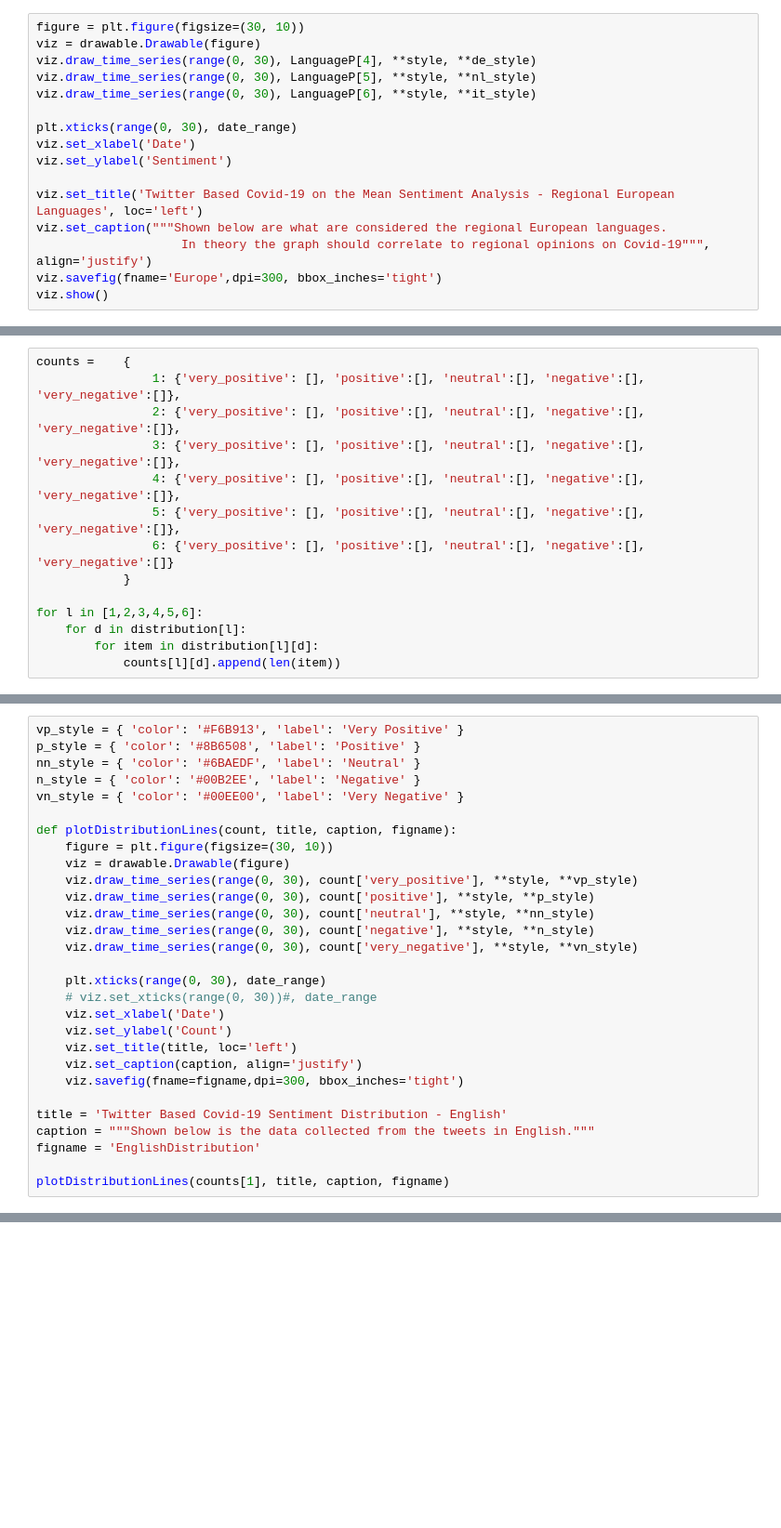
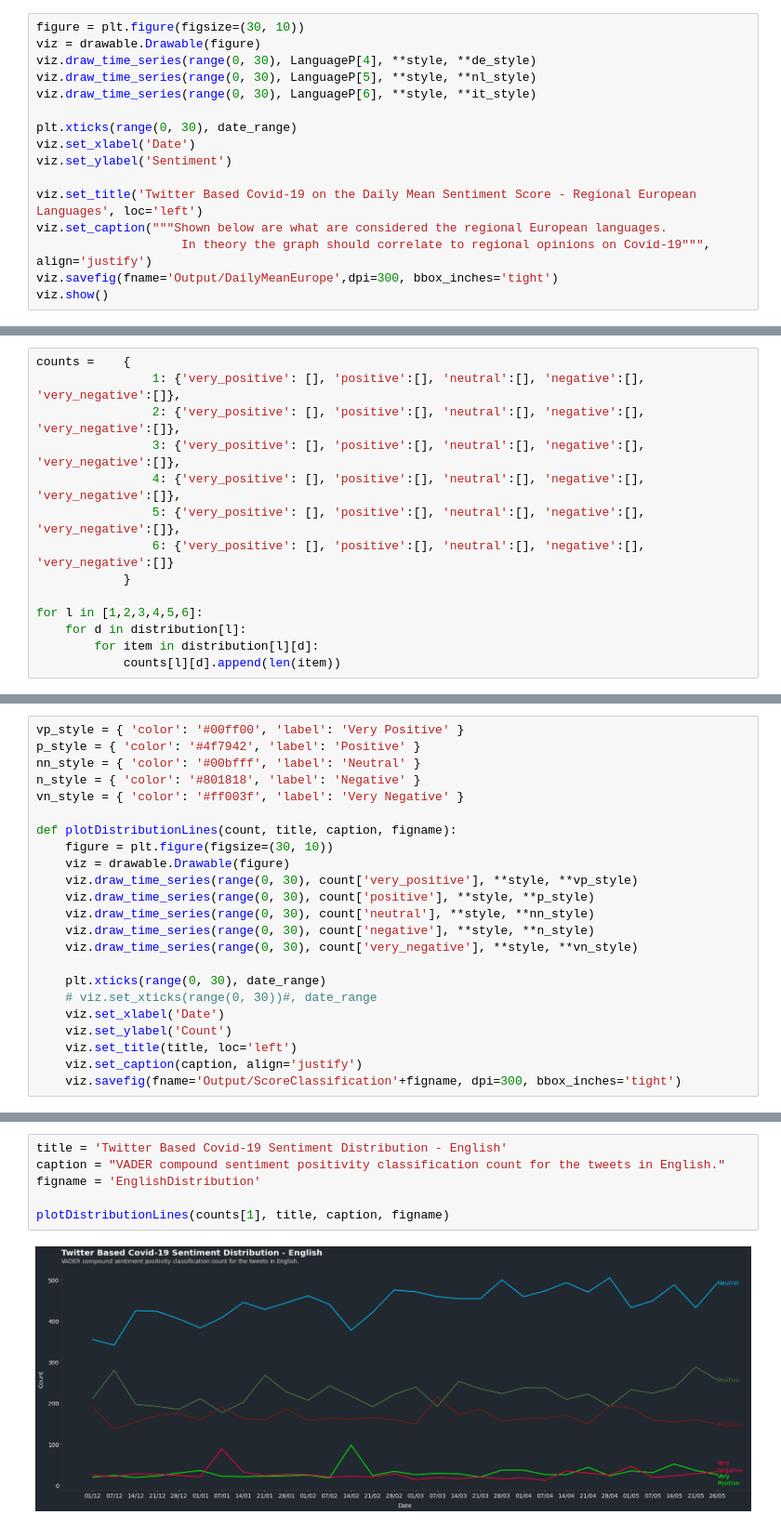
Before and after one commit to AidenWilliams/European-Covid-19-Vaccine-Sentiment-Analyses-On-Twitter-and-Article-Data, a Jupyter notebook: Visual Analyses.ipynb, the cells around one changed output, grey strips where cells are left out. Shown at 93% size. Saved outputs shown, nothing was run; the diff lists cells and outputs as text; blank space fills up the shorter version.

```diff
--- a/Visual Analyses.ipynb
+++ b/Visual Analyses.ipynb
@@ -133,9 +151,9 @@ plt.xticks(range(0, 30), date_range)
 viz.set_xlabel('Date')
 viz.set_ylabel('Sentiment')
 
-viz.set_title('Twitter Based Covid-19 on the Mean Sentiment Analysis - Regional European Languages', loc='left')
+viz.set_title('Twitter Based Covid-19 on the Daily Mean Sentiment Score - Regional European Languages', loc='left')
 viz.set_caption("""Shown below are what are considered the regional European languages.
                     In theory the graph should correlate to regional opinions on Covid-19""", align='justify')
-viz.savefig(fname='Europe',dpi=300, bbox_inches='tight')
+viz.savefig(fname='Output/DailyMeanEurope',dpi=300, bbox_inches='tight')
 viz.show()
 # %% [output]
@@ -205,9 +239,9 @@ for l in [1,2,3,4,5,6]:
 # %%
-vp_style = { 'color': '#F6B913', 'label': 'Very Positive' }
-p_style = { 'color': '#8B6508', 'label': 'Positive' }
-nn_style = { 'color': '#6BAEDF', 'label': 'Neutral' }
-n_style = { 'color': '#00B2EE', 'label': 'Negative' }
-vn_style = { 'color': '#00EE00', 'label': 'Very Negative' }
+vp_style = { 'color': '#00ff00', 'label': 'Very Positive' }
+p_style = { 'color': '#4f7942', 'label': 'Positive' }
+nn_style = { 'color': '#00bfff', 'label': 'Neutral' }
+n_style = { 'color': '#801818', 'label': 'Negative' }
+vn_style = { 'color': '#ff003f', 'label': 'Very Negative' }
 
 def plotDistributionLines(count, title, caption, figname):
     figure = plt.figure(figsize=(30, 10))
@@ -224,10 +258,4 @@ def plotDistributionLines(count, title, caption, figname):
     viz.set_ylabel('Count')
     viz.set_title(title, loc='left')
     viz.set_caption(caption, align='justify')
-    viz.savefig(fname=figname,dpi=300, bbox_inches='tight')
-
-title = 'Twitter Based Covid-19 Sentiment Distribution - English'
-caption = """Shown below is the data collected from the tweets in English."""
-figname = 'EnglishDistribution'
-
-plotDistributionLines(counts[1], title, caption, figname)
+    viz.savefig(fname='Output/ScoreClassification'+figname, dpi=300, bbox_inches='tight')
@@ -272,0 +264,8 @@ plotDistributionLines(counts[6], title, caption, figname)
+# %%
+title = 'Twitter Based Covid-19 Sentiment Distribution - English'
+caption = "VADER compound sentiment positivity classification count for the tweets in English."
+figname = 'EnglishDistribution'
+
+plotDistributionLines(counts[1], title, caption, figname)
+# %% [output]
+[figure, added]
```
Also changed, not shown: parts of 31 cells of this notebook, 9 other files.
